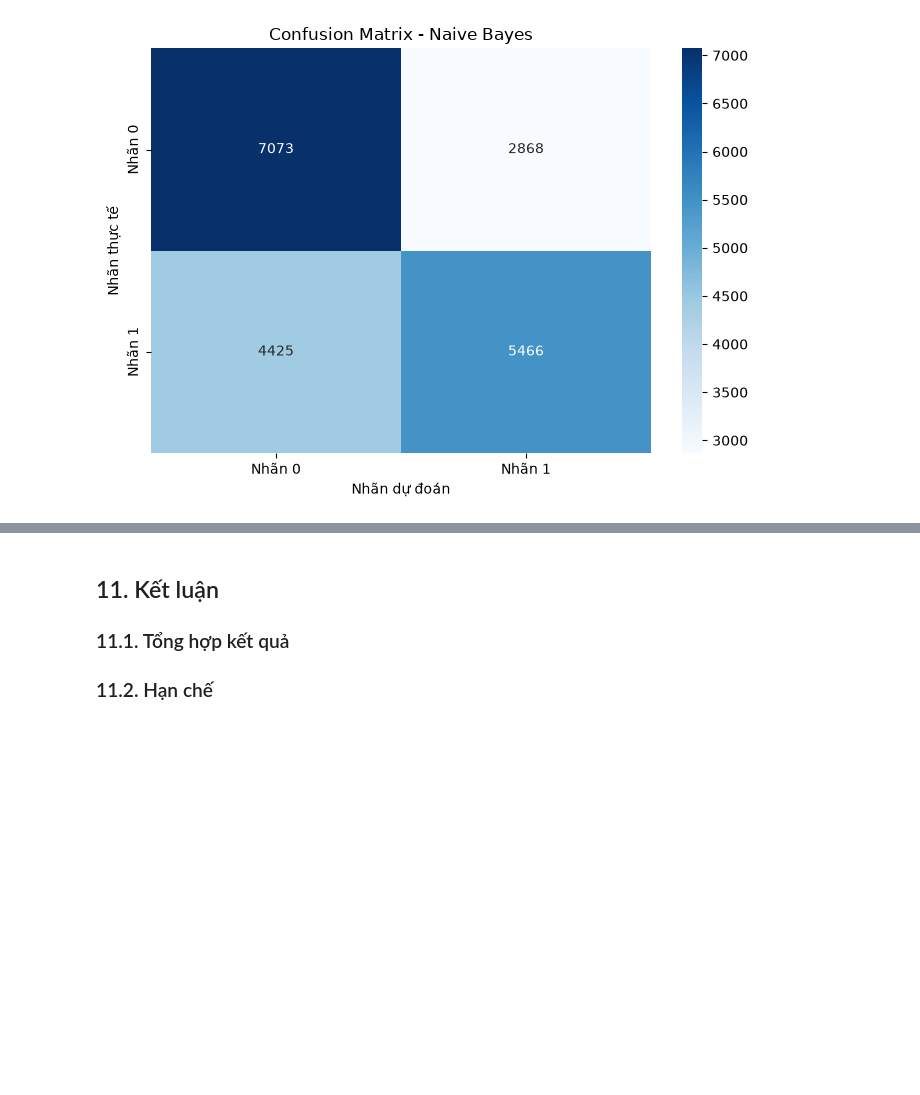
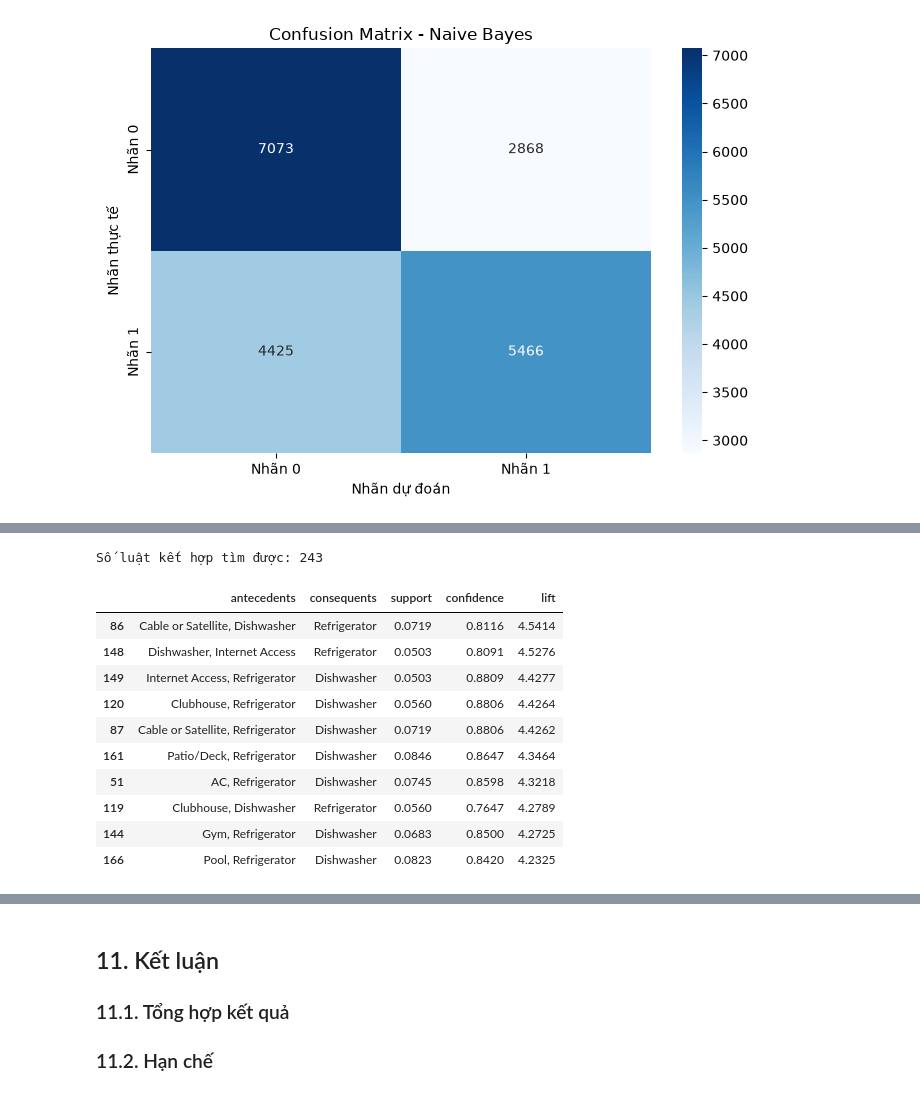
Before and after one commit to 1amBlake/apartment-rental-analysis-iuh, a Jupyter notebook: notebooks/apartment_retal_analysis.ipynb, the cells around one changed output, grey strips where cells are left out. Saved outputs shown, nothing was run; the diff lists cells and outputs as text; code cells hidden in the pictures; blank space fills up the shorter version.

```diff
--- a/notebooks/apartment_retal_analysis.ipynb
+++ b/notebooks/apartment_retal_analysis.ipynb
@@ -2030,0 +2353,53 @@ Nhìn chung, cả hai thuật toán đều thực hiện được bài toán ph
+# %%
+
+from mlxtend.frequent_patterns import association_rules
+import inspect
+
+rule_params = {
+    "metric": "confidence",
+    "min_threshold": 0.60
+}
+
+if "num_itemsets" in inspect.signature(association_rules).parameters:
+    rule_params["num_itemsets"] = len(df_basket_ar)
+
+rules_ar = association_rules(
+    frequent_itemsets_ar,
+    **rule_params
+)
+
+rules_ar = rules_ar[rules_ar["lift"] > 1].copy()
+
+rules_ar = rules_ar.sort_values(
+    by=["lift", "confidence"],
+    ascending=False
+)
+
+print("Số luật kết hợp tìm được:", len(rules_ar))
+
+df_rules_view = rules_ar[
+    ["antecedents", "consequents", "support", "confidence", "lift"]
+].head(10).copy()
+
+df_rules_view["antecedents"] = df_rules_view[
+    "antecedents"
+].apply(lambda x: ", ".join(sorted(x)))
+
+df_rules_view["consequents"] = df_rules_view[
+    "consequents"
+].apply(lambda x: ", ".join(sorted(x)))
+
+display(df_rules_view.round(4))
+# %% [output]
+Số luật kết hợp tìm được: 243
+|  | antecedents | consequents | support | confidence | lift |
+| 86 | Cable or Satellite, Dishwasher | Refrigerator | 0.0719 | 0.8116 | 4.5414 |
+| 148 | Dishwasher, Internet Access | Refrigerator | 0.0503 | 0.8091 | 4.5276 |
+| 149 | Internet Access, Refrigerator | Dishwasher | 0.0503 | 0.8809 | 4.4277 |
+| 120 | Clubhouse, Refrigerator | Dishwasher | 0.0560 | 0.8806 | 4.4264 |
+| 87 | Cable or Satellite, Refrigerator | Dishwasher | 0.0719 | 0.8806 | 4.4262 |
+| 161 | Patio/Deck, Refrigerator | Dishwasher | 0.0846 | 0.8647 | 4.3464 |
+| 51 | AC, Refrigerator | Dishwasher | 0.0745 | 0.8598 | 4.3218 |
+| 119 | Clubhouse, Dishwasher | Refrigerator | 0.0560 | 0.7647 | 4.2789 |
+| 144 | Gym, Refrigerator | Dishwasher | 0.0683 | 0.8500 | 4.2725 |
+| 166 | Pool, Refrigerator | Dishwasher | 0.0823 | 0.8420 | 4.2325 |
```
Also changed, not shown: parts of 26 cells of this notebook.
